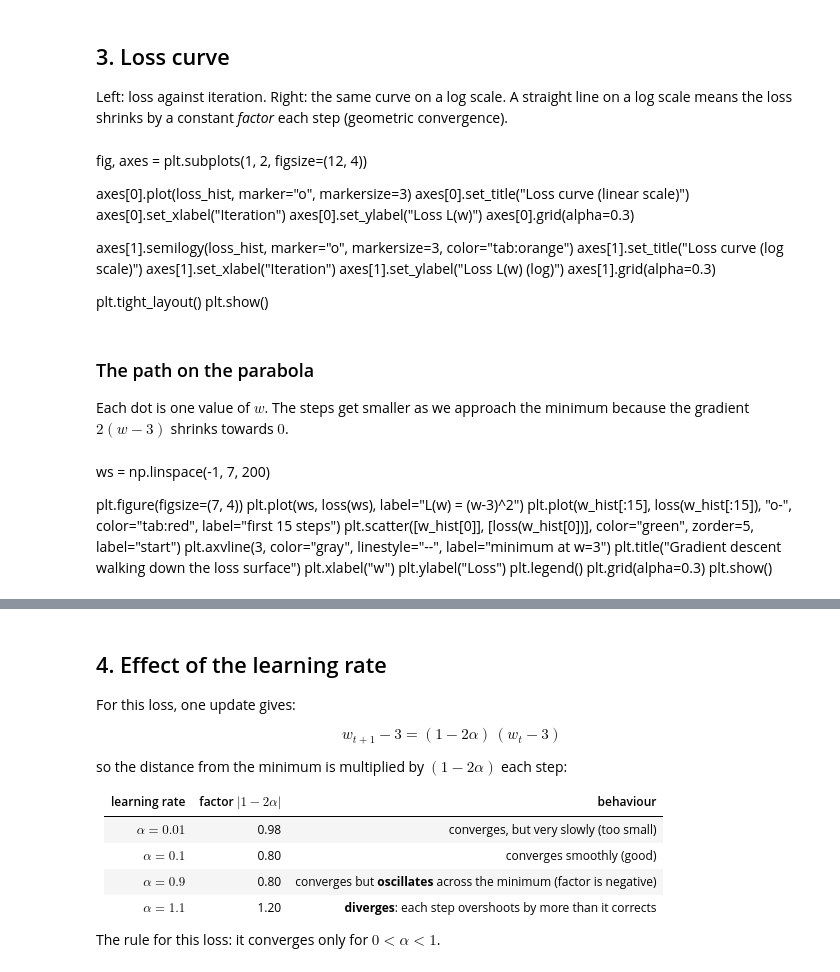
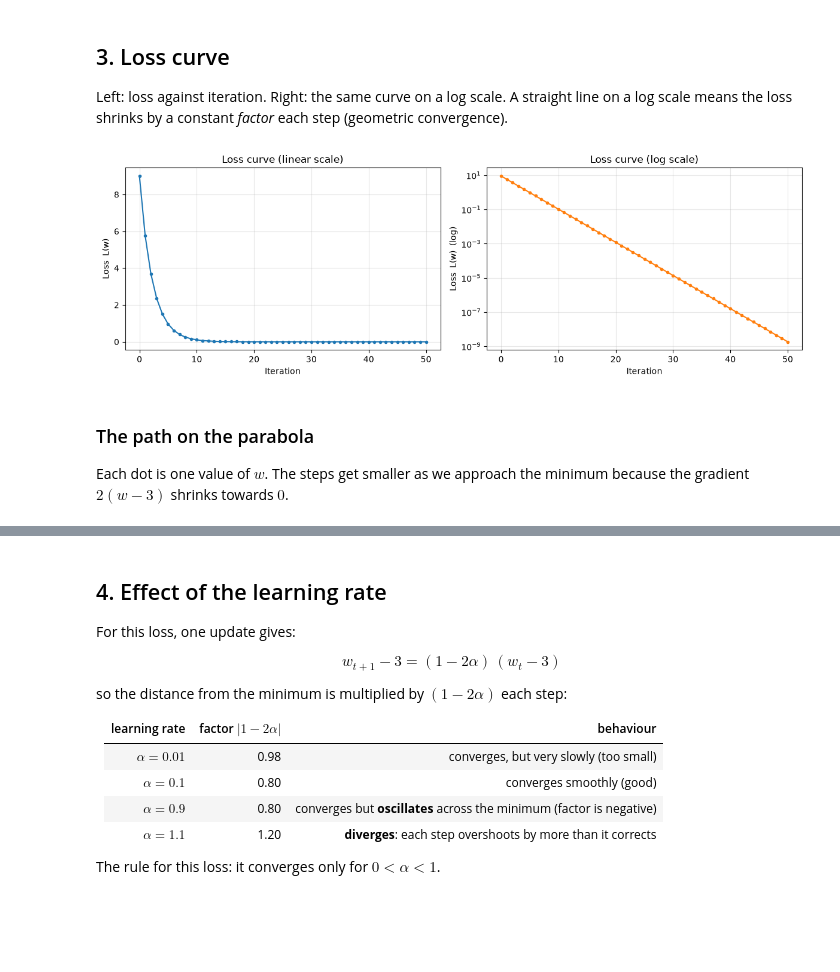
Before and after one commit to Mishiez/math-behind-ml, a Jupyter notebook: h3_gradient_descent.ipynb, the cells around one changed output, grey strips where cells are left out. Saved outputs shown, nothing was run; the diff lists cells and outputs as text; code cells hidden in the pictures; blank space fills up the shorter version.

Commit message:
Fix plot cells and add checkpoint answers to gradient descent notebook

```diff
--- a/h3_gradient_descent.ipynb
+++ b/h3_gradient_descent.ipynb
@@ -107,38 +107,26 @@ Loss decreased at every step: True
 ## 3. Loss curve
 
 Left: loss against iteration. Right: the same curve on a log scale. A straight line on a log scale means the loss shrinks by a constant *factor* each step (geometric convergence).
-# %% [markdown]
-fig, axes = plt.subplots(1, 2, figsize=(12, 4))
-
-axes[0].plot(loss_hist, marker="o", markersize=3)
-axes[0].set_title("Loss curve (linear scale)")
-axes[0].set_xlabel("Iteration")
-axes[0].set_ylabel("Loss  L(w)")
-axes[0].grid(alpha=0.3)
-
-axes[1].semilogy(loss_hist, marker="o", markersize=3, color="tab:orange")
-axes[1].set_title("Loss curve (log scale)")
-axes[1].set_xlabel("Iteration")
-axes[1].set_ylabel("Loss  L(w)  (log)")
-axes[1].grid(alpha=0.3)
-
-plt.tight_layout()
-plt.show()
+# %%
+fig, axes = plt.subplots(1, 2, figsize=(12, 4))
+
+axes[0].plot(loss_hist, marker="o", markersize=3)
+axes[0].set_title("Loss curve (linear scale)")
+axes[0].set_xlabel("Iteration")
+axes[0].set_ylabel("Loss  L(w)")
+axes[0].grid(alpha=0.3)
+
+axes[1].semilogy(loss_hist, marker="o", markersize=3, color="tab:orange")
+axes[1].set_title("Loss curve (log scale)")
+axes[1].set_xlabel("Iteration")
+axes[1].set_ylabel("Loss  L(w)  (log)")
+axes[1].grid(alpha=0.3)
+
+plt.tight_layout()
+plt.show()
+# %% [output]
+[figure, added]
 # %% [markdown]
 ### The path on the parabola
 
 Each dot is one value of $w$. The steps get smaller as we approach the minimum because the gradient $2(w-3)$ shrinks towards $0$.
-# %% [markdown]
-ws = np.linspace(-1, 7, 200)
-
-plt.figure(figsize=(7, 4))
-plt.plot(ws, loss(ws), label="L(w) = (w-3)^2")
-plt.plot(w_hist[:15], loss(w_hist[:15]), "o-", color="tab:red", label="first 15 steps")
-plt.scatter([w_hist[0]], [loss(w_hist[0])], color="green", zorder=5, label="start")
-plt.axvline(3, color="gray", linestyle="--", label="minimum at w=3")
-plt.title("Gradient descent walking down the loss surface")
-plt.xlabel("w")
-plt.ylabel("Loss")
-plt.legend()
-plt.grid(alpha=0.3)
-plt.show()
```
Also changed, not shown: parts of 4 cells of this notebook.
